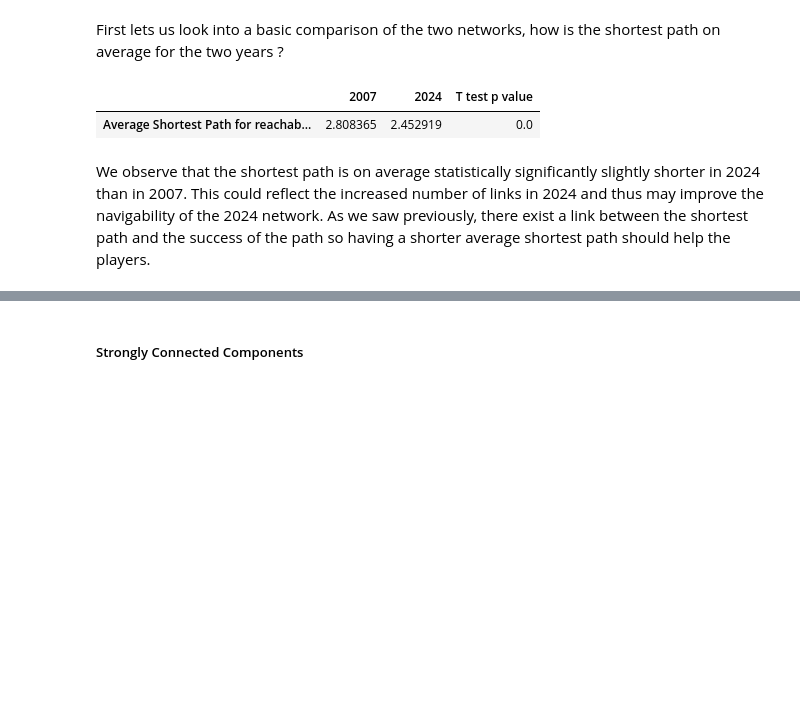
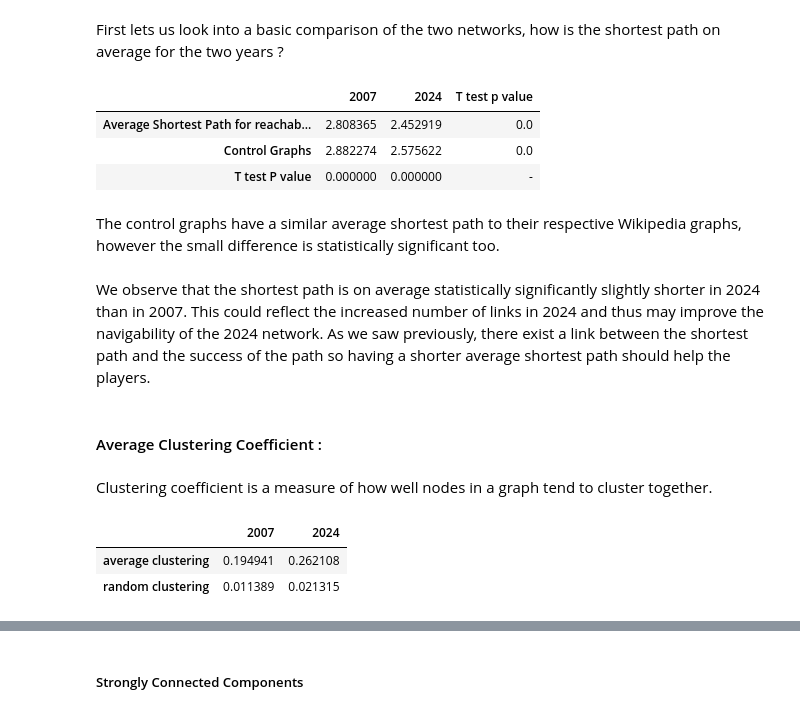
Before and after one commit to epfl-ada/ada-2024-project-outlier-1, a Jupyter notebook: results.ipynb, the cells around one changed output, grey strips where cells are left out. Cells and saved outputs as stored; diff of their text form; code cells hidden in the pictures; blank space fills up the shorter version.

Commit message:
added control random graphs

```diff
--- a/results.ipynb
+++ b/results.ipynb
@@ -887,0 +888,8 @@ spm_2007, spm_2024 = loading_zipped_spm()
+# %%
+### Creating random graphs as a control
+N = len(articles2007)  # same number of nodes
+E_2007 = len(links2007)  # same number of edges for the 2007 control graph
+E_2024 = len(links2024) # same for the 2024 control
+
+control_2007 = nx.gnm_random_graph(N, E_2007, directed=True)
+control_2024 = nx.gnm_random_graph(N, E_2024, directed=True)
@@ -888,3 +898,6 @@ spm_2007, spm_2024 = loading_zipped_spm()
+# %%
+control_spm_2007 = nx.floyd_warshall_numpy(control_2007)
+control_spm_2024 = nx.floyd_warshall_numpy(control_2024)
 # %% [markdown]
 #### Average Shortest Path
 # %% [markdown]
@@ -892,14 +905,42 @@ First lets us look into a basic comparison of the two networks, how is the short
 # %%
 reachable_spm_2007 = [x if x != np.inf else 0 for row in spm_2007 for x in row ]
 reachable_spm_2024 = [x if x != np.inf else 0 for row in spm_2024 for x in row ]
 
-average_spm = pd.DataFrame(index=['Average Shortest Path for reachable pairs'])
-average_spm['2007'] = [np.sum(reachable_spm_2007)/len(reachable_spm_2007)]
-average_spm['2024'] = [np.sum(reachable_spm_2024)/len(reachable_spm_2024)]
-average_spm['T test p value'] = [ttest_ind(reachable_spm_2007, reachable_spm_2024)[1]]
+reachable_control_2007 = [x if x!= np.inf else 0 for row in control_spm_2007 for x in row]
+reachable_control_2024 = [x if x!= np.inf else 0 for row in control_spm_2024 for x in row]
+
+average_spm = pd.DataFrame(index=['Average Shortest Path for reachable pairs',
+                                  'Control Graphs', 'T test P value'])
+average_spm['2007'] = [np.sum(reachable_spm_2007)/len(reachable_spm_2007),
+                       np.sum(reachable_control_2007)/len(reachable_control_2007),
+                       ttest_ind(reachable_control_2007, reachable_spm_2007)[1]]
+average_spm['2024'] = [np.sum(reachable_spm_2024)/len(reachable_spm_2024),
+                       np.sum(reachable_control_2024)/len(reachable_control_2024),
+                       ttest_ind(reachable_control_2024, reachable_spm_2024)[1]]
+average_spm['T test p value'] = [ttest_ind(reachable_spm_2007, reachable_spm_2024)[1],
+                                 ttest_ind(reachable_control_2007, reachable_control_2024)[1],
+                                 '-']
 average_spm
 # %% [output]
 |  | 2007 | 2024 | T test p value |
 | Average Shortest Path for reachab... | 2.808365 | 2.452919 | 0.0 |
+| Control Graphs | 2.882274 | 2.575622 | 0.0 |
+| T test P value | 0.000000 | 0.000000 | - |
+# %% [markdown]
+The control graphs have a similar average shortest path to their respective Wikipedia graphs, however the small difference is statistically significant too.
 # %% [markdown]
 We observe that the shortest path is on average statistically significantly slightly shorter in 2024 than in 2007. This could reflect the increased number of links in 2024 and thus may improve the navigability of the 2024 network. As we saw previously, there exist a link between the shortest path and the success of the path so having a shorter average shortest path should help the players.
+# %% [markdown]
+#### Average Clustering Coefficient :
+# %% [markdown]
+Clustering coefficient is a measure of how well nodes in a graph tend to cluster together.
+# %%
+clustering = pd.DataFrame(index=['average clustering', 'random clustering'])
+clustering['2007'] = [nx.average_clustering(G_2007), nx.average_clustering(control_2007)]
+clustering['2024'] = [nx.average_clustering(G_2024), nx.average_clustering(control_2024)]
+
+clustering
+# %% [output]
+|  | 2007 | 2024 |
+| average clustering | 0.194941 | 0.262108 |
+| random clustering | 0.011389 | 0.021315 |
```
Also changed, not shown: parts of 19 cells of this notebook.
